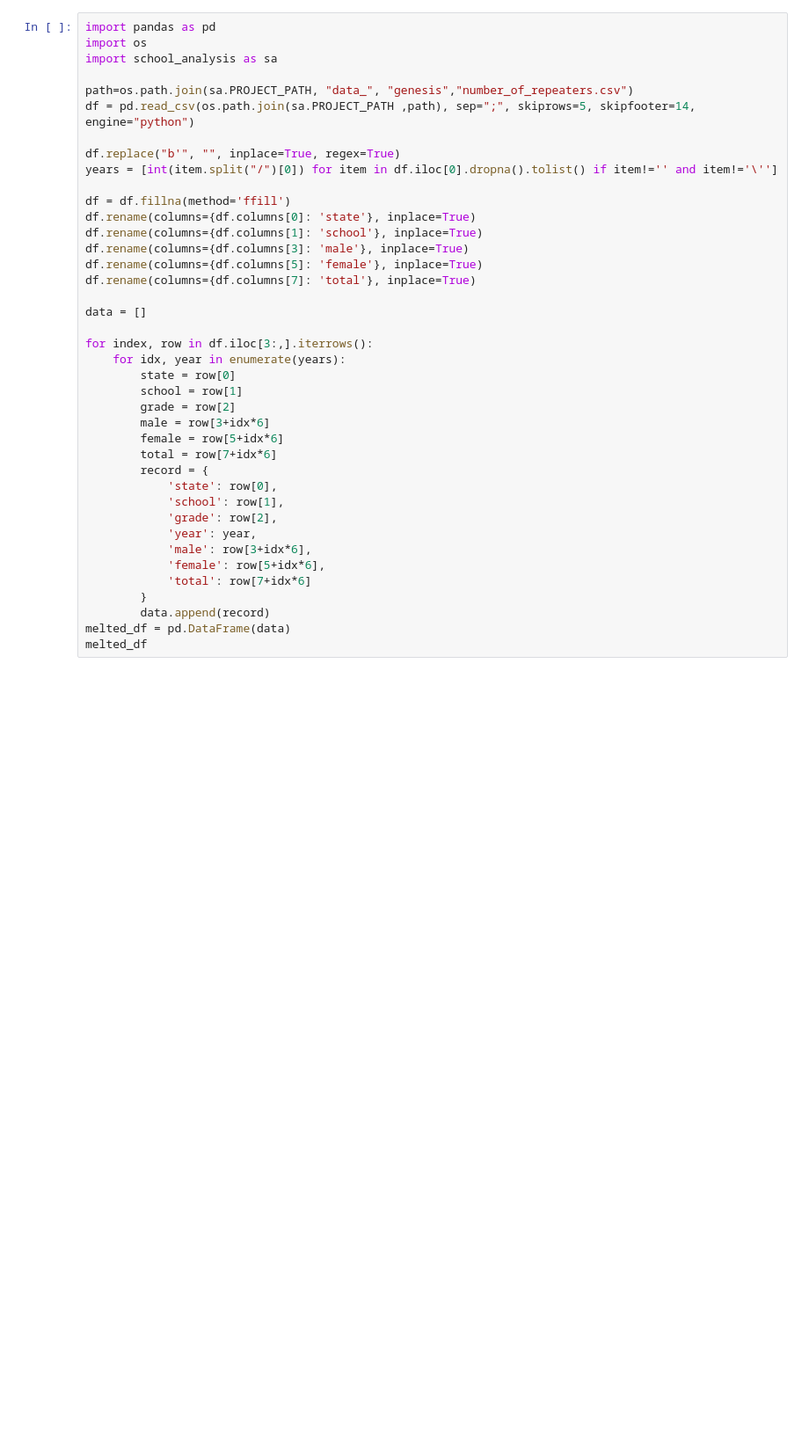
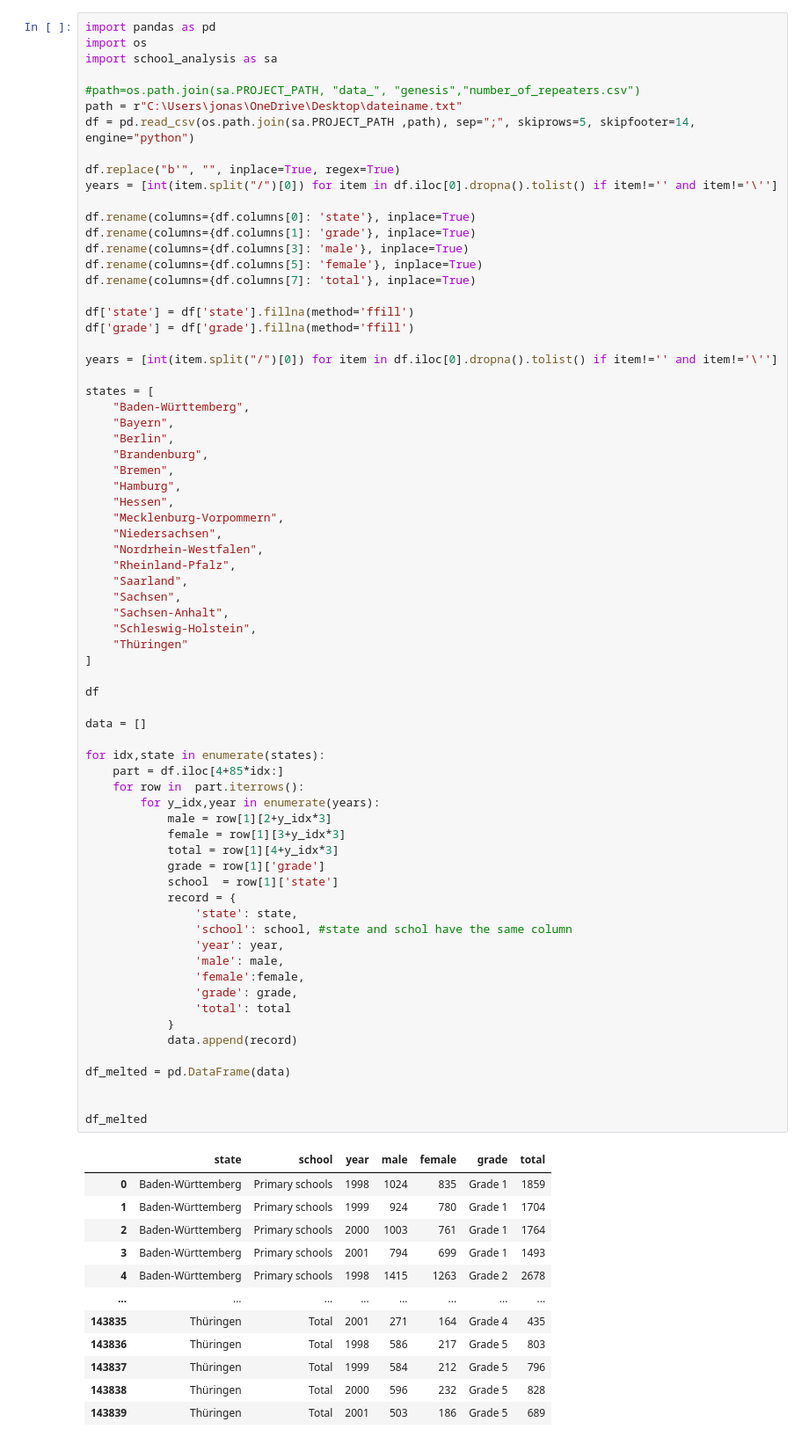
Before and after one commit to KarylReyne/DataLiteracyWS23, a Jupyter notebook: exp/JS-002-Repeaters.ipynb, the cells around one changed output. Shown: that part at 88% size. Drawn from its saved outputs; the diff is of its cells as text; blank space fills up the shorter version.

Commit message:
Fixed Num. Repeaters Parser

```diff
--- a/exp/JS-002-Repeaters.ipynb
+++ b/exp/JS-002-Repeaters.ipynb
@@ -1,40 +1,83 @@
 # %%
 import pandas as pd
 import os
 import school_analysis as sa
 
-path=os.path.join(sa.PROJECT_PATH, "data_", "genesis","number_of_repeaters.csv")
+#path=os.path.join(sa.PROJECT_PATH, "data_", "genesis","number_of_repeaters.csv")
+path = r"C:\Users\jonas\OneDrive\Desktop\dateiname.txt"
 df = pd.read_csv(os.path.join(sa.PROJECT_PATH ,path), sep=";", skiprows=5, skipfooter=14, engine="python")
 
 df.replace("b'", "", inplace=True, regex=True)
 years = [int(item.split("/")[0]) for item in df.iloc[0].dropna().tolist() if item!='' and item!='\'']
 
-df = df.fillna(method='ffill')
 df.rename(columns={df.columns[0]: 'state'}, inplace=True)
-df.rename(columns={df.columns[1]: 'school'}, inplace=True)
+df.rename(columns={df.columns[1]: 'grade'}, inplace=True)
 df.rename(columns={df.columns[3]: 'male'}, inplace=True)
 df.rename(columns={df.columns[5]: 'female'}, inplace=True)
 df.rename(columns={df.columns[7]: 'total'}, inplace=True)
 
+df['state'] = df['state'].fillna(method='ffill')
+df['grade'] = df['grade'].fillna(method='ffill')
+
+years = [int(item.split("/")[0]) for item in df.iloc[0].dropna().tolist() if item!='' and item!='\'']
+
+states = [
+    "Baden-Württemberg",
+    "Bayern",
+    "Berlin",
+    "Brandenburg",
+    "Bremen",
+    "Hamburg",
+    "Hessen",
+    "Mecklenburg-Vorpommern",
+    "Niedersachsen",
+    "Nordrhein-Westfalen",
+    "Rheinland-Pfalz",
+    "Saarland",
+    "Sachsen",
+    "Sachsen-Anhalt",
+    "Schleswig-Holstein",
+    "Thüringen"
+]
+
+df
+
 data = []
 
-for index, row in df.iloc[3:,].iterrows():
-    for idx, year in enumerate(years):
-        state = row[0]
-        school = row[1]
-        grade = row[2]
-        male = row[3+idx*6]
-        female = row[5+idx*6]
-        total = row[7+idx*6]
-        record = {
-            'state': row[0],
-            'school': row[1],
-            'grade': row[2],
-            'year': year,
-            'male': row[3+idx*6],
-            'female': row[5+idx*6],
-            'total': row[7+idx*6]
-        }
-        data.append(record)
-melted_df = pd.DataFrame(data)
-melted_df
+for idx,state in enumerate(states):
+    part = df.iloc[4+85*idx:]
+    for row in  part.iterrows():
+        for y_idx,year in enumerate(years):
+            male = row[1][2+y_idx*3]
+            female = row[1][3+y_idx*3]
+            total = row[1][4+y_idx*3]
+            grade = row[1]['grade']
+            school  = row[1]['state']
+            record = {
+                'state': state,
+                'school': school, #state and schol have the same column
+                'year': year,
+                'male': male,
+                'female':female,
+                'grade': grade,
+                'total': total
+            }
+            data.append(record)
+
+df_melted = pd.DataFrame(data)
+
+
+df_melted
+# %% [output]
+|  | state | school | year | male | female | grade | total |
+| 0 | Baden-Württemberg | Primary schools | 1998 | 1024 | 835 | Grade 1 | 1859 |
+| 1 | Baden-Württemberg | Primary schools | 1999 | 924 | 780 | Grade 1 | 1704 |
+| 2 | Baden-Württemberg | Primary schools | 2000 | 1003 | 761 | Grade 1 | 1764 |
+| 3 | Baden-Württemberg | Primary schools | 2001 | 794 | 699 | Grade 1 | 1493 |
+| 4 | Baden-Württemberg | Primary schools | 1998 | 1415 | 1263 | Grade 2 | 2678 |
+| ... | ... | ... | ... | ... | ... | ... | ... |
+| 143835 | Thüringen | Total | 2001 | 271 | 164 | Grade 4 | 435 |
+| 143836 | Thüringen | Total | 1998 | 586 | 217 | Grade 5 | 803 |
+| 143837 | Thüringen | Total | 1999 | 584 | 212 | Grade 5 | 796 |
+| 143838 | Thüringen | Total | 2000 | 596 | 232 | Grade 5 | 828 |
+| 143839 | Thüringen | Total | 2001 | 503 | 186 | Grade 5 | 689 |
```
Also changed, not shown: parts of 2 cells of this notebook, 2 other files.
